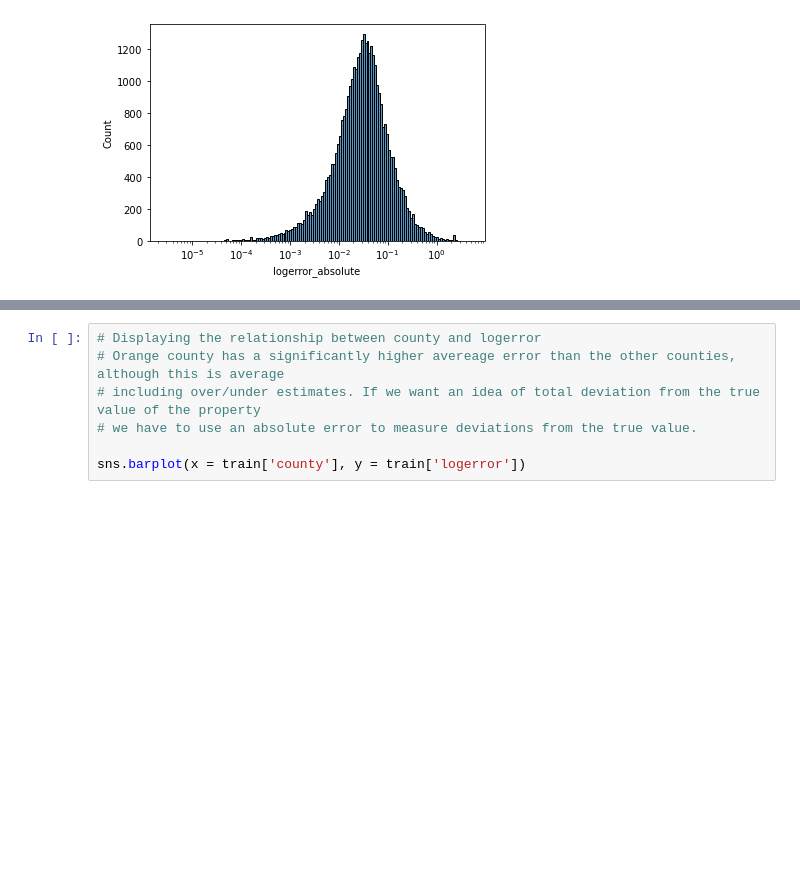
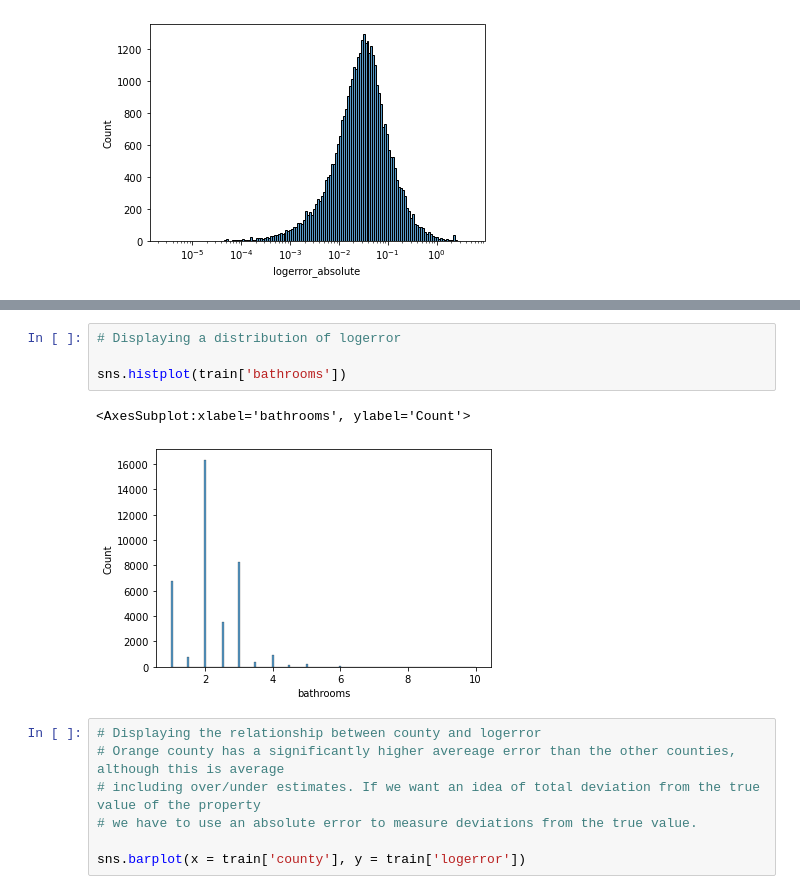
Before and after one commit to sam-and-ken/clustering-project, a Jupyter notebook: cluster-project-sam.ipynb, the cells around one changed output, grey strips where cells are left out. Saved outputs shown, nothing was run; the diff lists cells and outputs as text; blank space fills up the shorter version.

```diff
--- a/cluster-project-sam.ipynb
+++ b/cluster-project-sam.ipynb
@@ -34,3 +45,10 @@ sns.histplot(train['logerror_absolute'], log_scale = True)
+# %%
+# Displaying a distribution of logerror
+
+sns.histplot(train['bathrooms'])
+# %% [output]
+<AxesSubplot:xlabel='bathrooms', ylabel='Count'>
+[figure, added]
 # %%
 # Displaying the relationship between county and logerror
 # Orange county has a significantly higher avereage error than the other counties, although this is average
```
Also changed, not shown: parts of 24 cells of this notebook.
